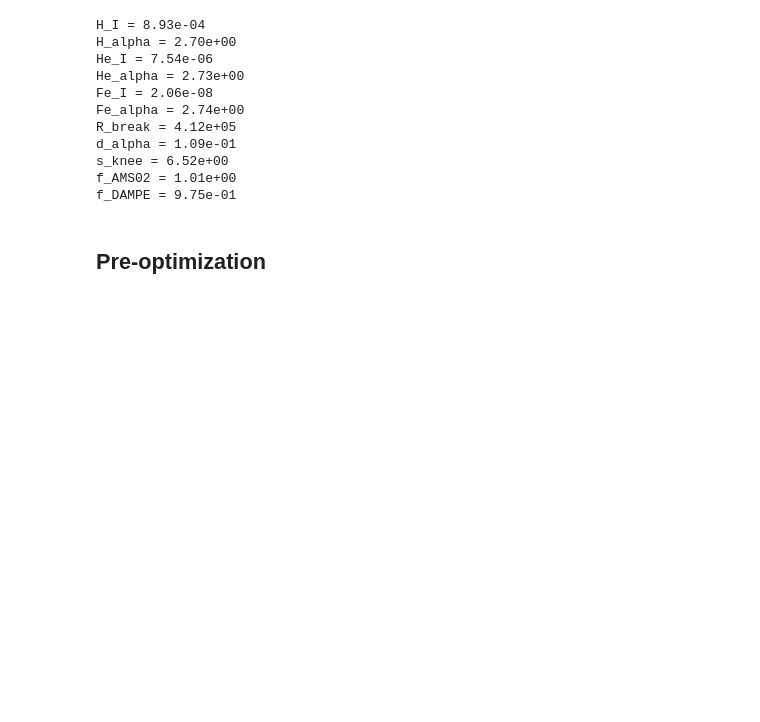
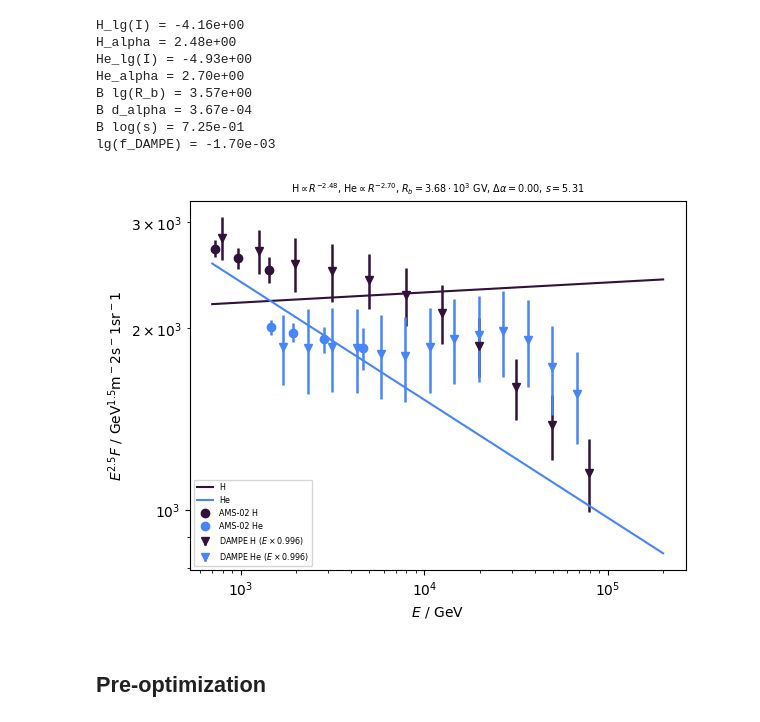
Before and after one commit to nj-vs-vh/EVA, a Jupyter notebook: bayesian.ipynb, the cells around one changed output. Saved outputs shown, nothing was run; the diff lists cells and outputs as text; code cells hidden in the pictures; blank space fills up the shorter version.

```diff
--- a/bayesian.ipynb
+++ b/bayesian.ipynb
@@ -343,17 +45,17 @@ def logpost(v: np.ndarray) -> float:
-# %%
-print(generate_initial_model().description())
-# %% [output]
-H_I = 8.93e-04
-H_alpha = 2.70e+00
-He_I = 7.54e-06
-He_alpha = 2.73e+00
-Fe_I = 2.06e-08
-Fe_alpha = 2.74e+00
-R_break = 4.12e+05
-d_alpha = 1.09e-01
-s_knee = 6.52e+00
-f_AMS02 = 1.01e+00
-f_DAMPE = 9.75e-01
+# %%
+m = initial_guess_model(config)
+print(m.format_params())
+_ = m.plot(fit_data, scale=2.5)
+# %% [output]
+H_lg(I) = -4.16e+00
+H_alpha = 2.48e+00
+He_lg(I) = -4.93e+00
+He_alpha = 2.70e+00
+B lg(R_b) = 3.57e+00
+B d_alpha = 3.67e-04
+B log(s) = 7.25e-01
+lg(f_DAMPE) = -1.70e-03
+[figure, added]
 # %% [markdown]
 ## Pre-optimization
 # %%
```
Also changed, not shown: parts of 26 cells of this notebook, 7 other files.
